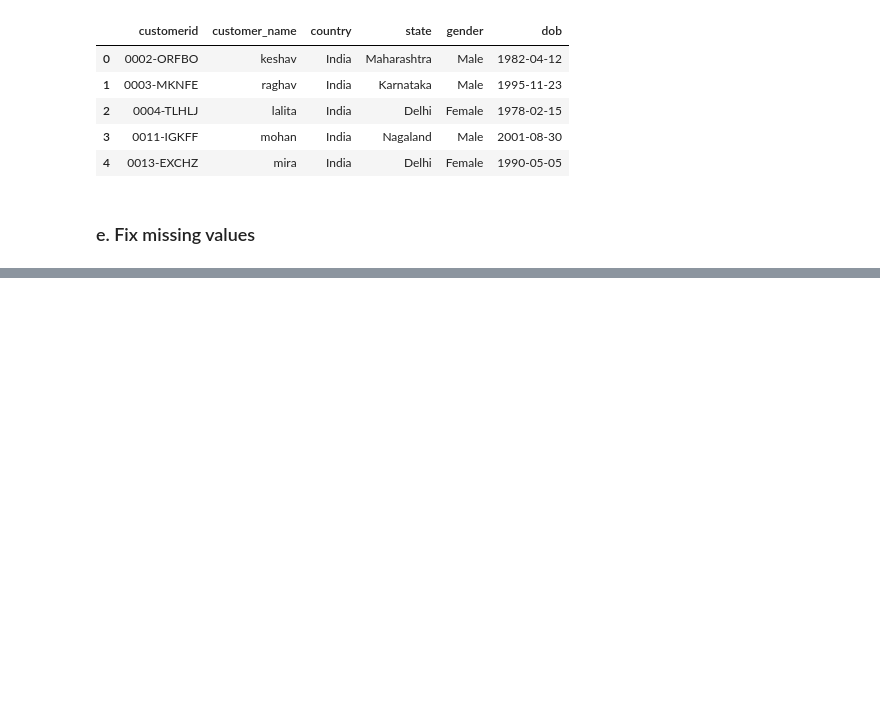
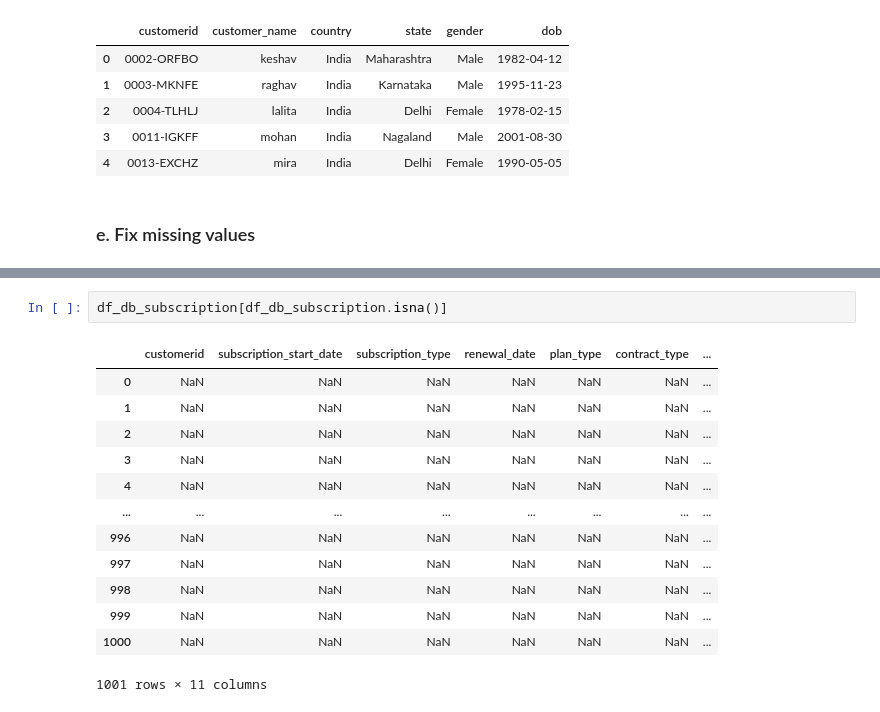
Before and after one commit to wafiabbas/Churn-analysis-project, a Jupyter notebook: overview.ipynb, the cells around one changed output, grey strips where cells are left out. Cells and saved outputs as stored; diff of their text form; blank space fills up the shorter version.

```diff
--- a/overview.ipynb
+++ b/overview.ipynb
@@ -273,0 +317,16 @@ Name: country, Length: 1002, dtype: bool
+# %%
+df_db_subscription[df_db_subscription.isna()]
+# %% [output]
+|  | customerid | subscription_start_date | subscription_type | renewal_date | plan_type | contract_type | ... |
+| 0 | NaN | NaN | NaN | NaN | NaN | NaN | ... |
+| 1 | NaN | NaN | NaN | NaN | NaN | NaN | ... |
+| 2 | NaN | NaN | NaN | NaN | NaN | NaN | ... |
+| 3 | NaN | NaN | NaN | NaN | NaN | NaN | ... |
+| 4 | NaN | NaN | NaN | NaN | NaN | NaN | ... |
+| ... | ... | ... | ... | ... | ... | ... | ... |
+| 996 | NaN | NaN | NaN | NaN | NaN | NaN | ... |
+| 997 | NaN | NaN | NaN | NaN | NaN | NaN | ... |
+| 998 | NaN | NaN | NaN | NaN | NaN | NaN | ... |
+| 999 | NaN | NaN | NaN | NaN | NaN | NaN | ... |
+| 1000 | NaN | NaN | NaN | NaN | NaN | NaN | ... |
+1001 rows × 11 columns
```
Also changed, not shown: parts of 23 cells of this notebook, 1 other file.
